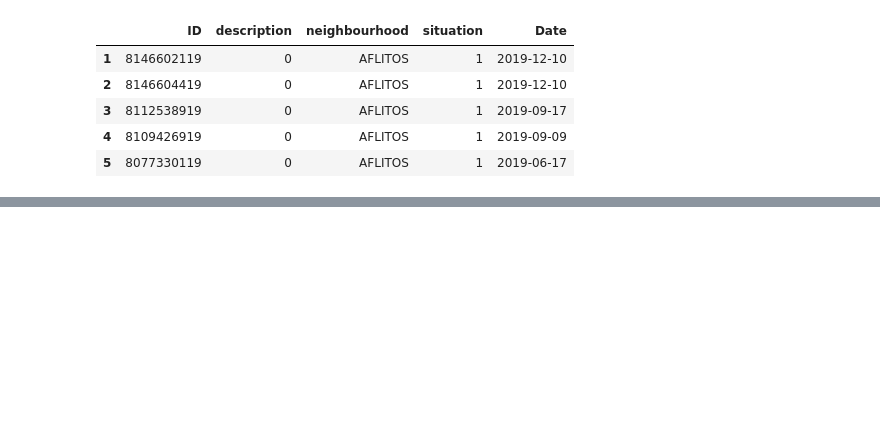
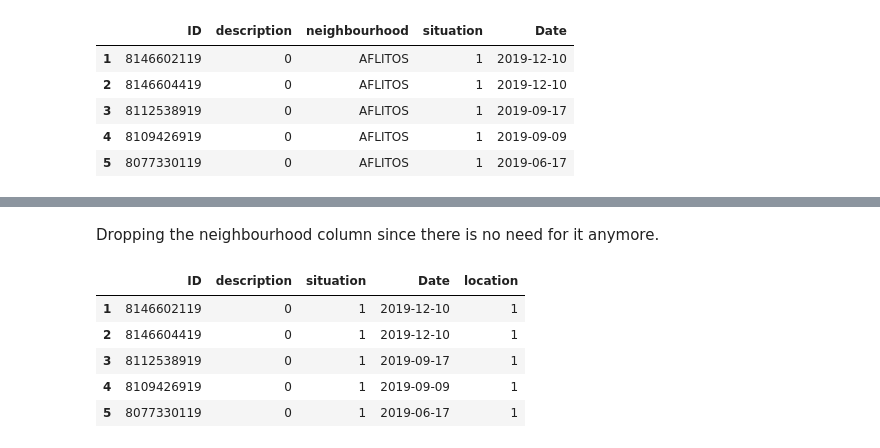
Before and after one commit to Rpinto02/RecifeLandSlidings, a Jupyter notebook: Solicitations_preparation.ipynb, the cells around one changed output, grey strips where cells are left out. Cells and saved outputs as stored; diff of their text form; code cells hidden in the pictures; blank space fills up the shorter version.

```diff
--- a/Solicitations_preparation.ipynb
+++ b/Solicitations_preparation.ipynb
@@ -329,2 +389,14 @@ solicitations.head()
+# %% [markdown]
+Dropping the neighbourhood column since there is no need for it anymore.
+# %%
+solicitations = solicitations.drop(columns='neighbourhood',axis=1)
+solicitations.head()
+# %% [output]
+|  | ID | description | situation | Date | location |
+| 1 | 8146602119 | 0 | 1 | 2019-12-10 | 1 |
+| 2 | 8146604419 | 0 | 1 | 2019-12-10 | 1 |
+| 3 | 8112538919 | 0 | 1 | 2019-09-17 | 1 |
+| 4 | 8109426919 | 0 | 1 | 2019-09-09 | 1 |
+| 5 | 8077330119 | 0 | 1 | 2019-06-17 | 1 |
 # %%
 solicitations.to_csv(path_or_buf='solicitations_prepared.csv')
```
Also changed, not shown: parts of 8 cells of this notebook, 2 other files.
